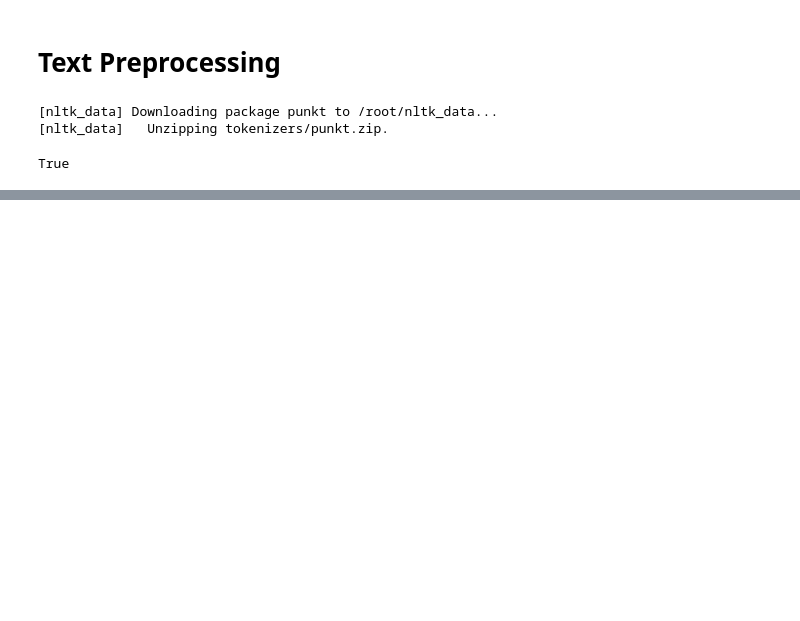
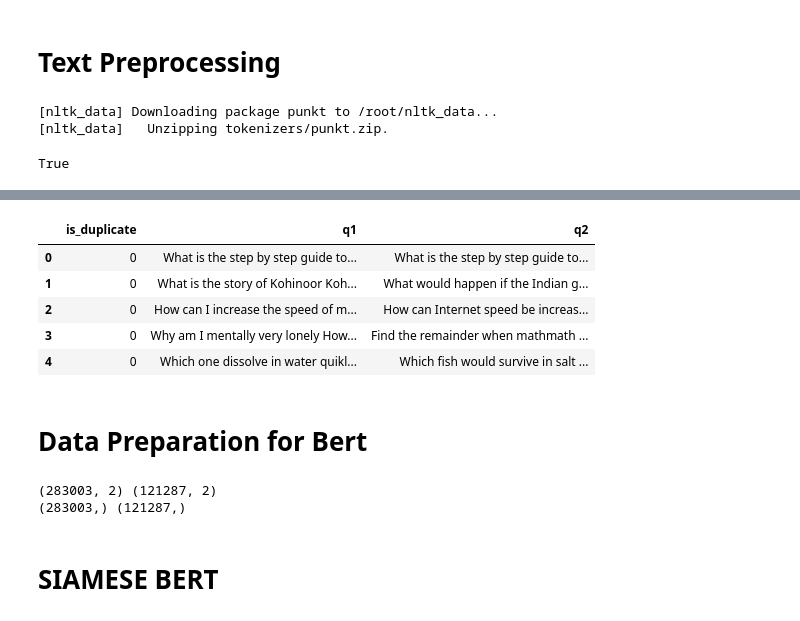
Before and after one commit to HEMANT8215/NLP_Projects, a Jupyter notebook: Question_duplicates/Question_duplicates_Siamese_Tripletloss.ipynb, the cells around one changed output, grey strips where cells are left out. Drawn from its saved outputs; the diff is of its cells as text; code cells hidden in the pictures; blank space fills up the shorter version.

```diff
--- a/Question_duplicates/Question_duplicates_Siamese_Tripletloss.ipynb
+++ b/Question_duplicates/Question_duplicates_Siamese_Tripletloss.ipynb
@@ -417,0 +135,24 @@ ValueError: ignored
+# %%
+df = df.drop(['question1','question2'],axis=1)
+# %%
+df.head()
+# %% [output]
+|  | is_duplicate | q1 | q2 |
+| 0 | 0 | What is the step by step guide to... | What is the step by step guide to... |
+| 1 | 0 | What is the story of Kohinoor Koh... | What would happen if the Indian g... |
+| 2 | 0 | How can I increase the speed of m... | How can Internet speed be increas... |
+| 3 | 0 | Why am I mentally very lonely How... | Find the remainder when mathmath ... |
+| 4 | 0 | Which one dissolve in water quikl... | Which fish would survive in salt ... |
+# %% [markdown]
+# Data Preparation for Bert
+# %%
+from sklearn.model_selection import train_test_split
+
+X_train, X_test, y_train, y_test = train_test_split(df[['q1','q2']], df['is_duplicate'].values,
+                                                    random_state=33, test_size = 0.3)
+
+print(X_train.shape, X_test.shape)
+print(y_train.shape, y_test.shape)
+# %% [output]
+(283003, 2) (121287, 2)
+(283003,) (121287,)
@@ -417,0 +206,2 @@ ValueError: ignored
+# %% [markdown]
+# SIAMESE BERT
```
Also changed, not shown: parts of 58 cells of this notebook, 15 other files.
